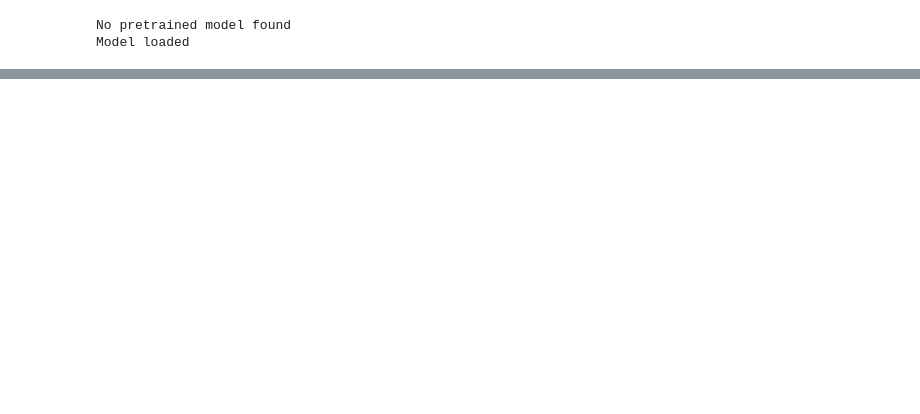
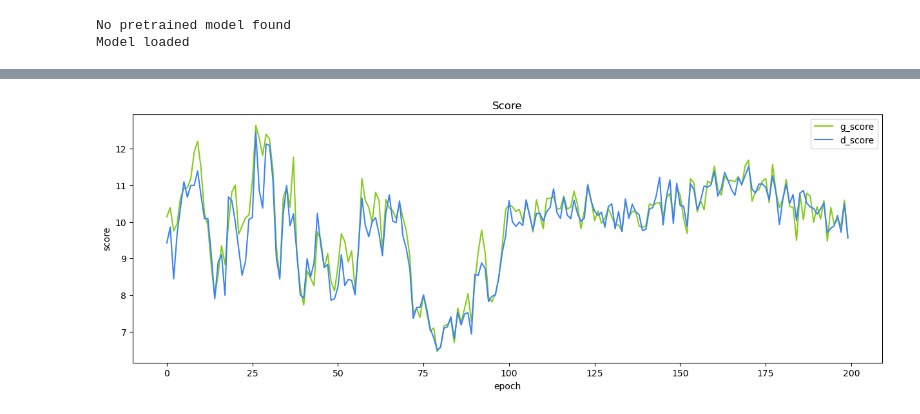
Before and after one commit to pekochan069/AI-Final2, a Jupyter notebook: srgan.ipynb, the cells around one changed output, grey strips where cells are left out. Cells and saved outputs as stored; diff of their text form; code cells hidden in the pictures; blank space fills up the shorter version.

```diff
--- a/srgan.ipynb
+++ b/srgan.ipynb
@@ -164,0 +230,12 @@ TypeError: GeneratorLoss.forward() missing 1 required positional argument: 'targ
+# %%
+fig = plt.gcf()
+plt.plot(X, loss_history["g_score"], color=U.get_color(4), label="g_score")
+plt.plot(X, loss_history["d_score"], color=U.get_color(10), label="d_score")
+plt.xlabel("epoch")
+plt.ylabel("score")
+plt.legend()
+plt.title("Score")
+fig.set_size_inches(15, 5)
+plt.show()
+# %% [output]
+[figure, added]
```
Also changed, not shown: parts of 11 cells of this notebook, 2 other files.
